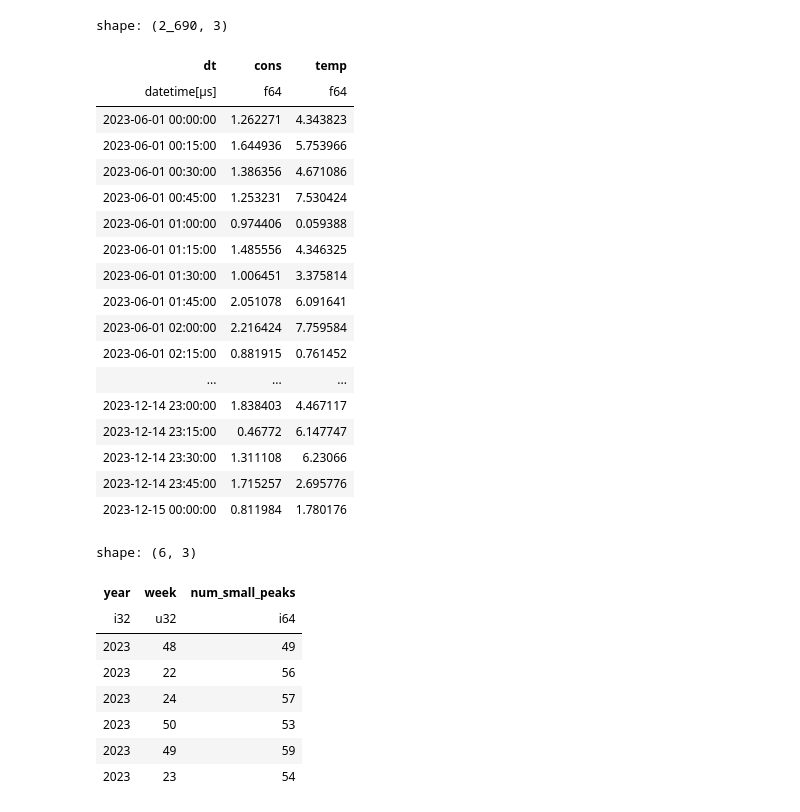
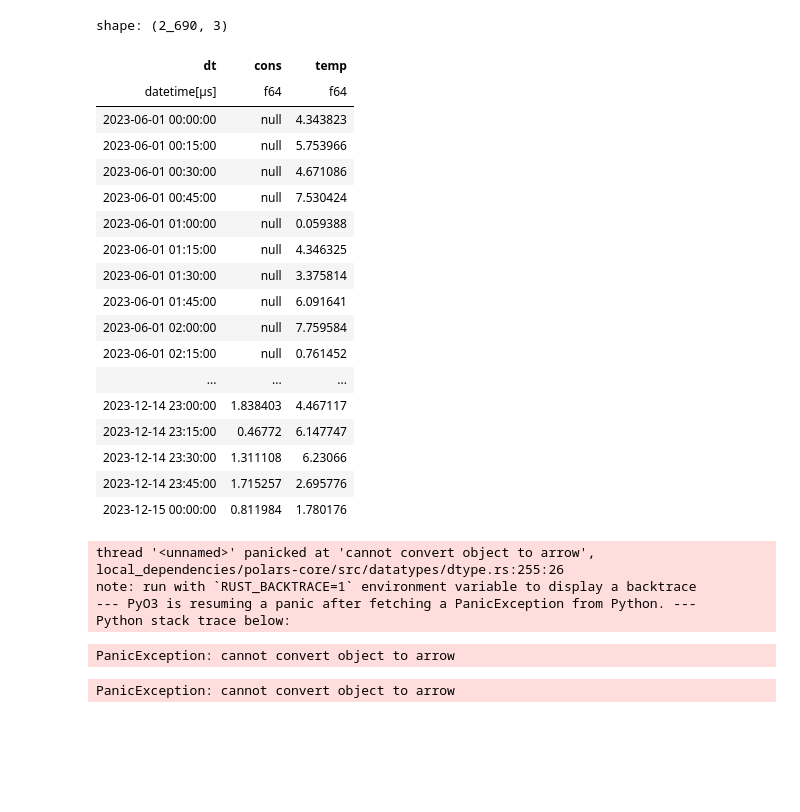
Before and after one commit to ujohn33/SMAP, a Jupyter notebook: notebooks/testing_loop.ipynb, the cells around one changed output. Drawn from its saved outputs; the diff is of its cells as text; code cells hidden in the pictures; blank space fills up the shorter version.

```diff
--- a/notebooks/testing_loop.ipynb
+++ b/notebooks/testing_loop.ipynb
@@ -40,42 +40,49 @@ def test_function(func, data):
         return result
     except Exception as e:
         print(f"Test failed for {func.__name__}: {e}")
-# %%
-# Generate test data
-test_data = generate_test_data()
-test_data
-# %% [output]
-shape: (2_690, 3)
-| dt | cons | temp |
-| datetime[μs] | f64 | f64 |
-| 2023-06-01 00:00:00 | 1.262271 | 4.343823 |
-| 2023-06-01 00:15:00 | 1.644936 | 5.753966 |
-| 2023-06-01 00:30:00 | 1.386356 | 4.671086 |
-| 2023-06-01 00:45:00 | 1.253231 | 7.530424 |
-| 2023-06-01 01:00:00 | 0.974406 | 0.059388 |
-| 2023-06-01 01:15:00 | 1.485556 | 4.346325 |
-| 2023-06-01 01:30:00 | 1.006451 | 3.375814 |
-| 2023-06-01 01:45:00 | 2.051078 | 6.091641 |
-| 2023-06-01 02:00:00 | 2.216424 | 7.759584 |
-| 2023-06-01 02:15:00 | 0.881915 | 0.761452 |
-| ... | ... | ... |
-| 2023-12-14 23:00:00 | 1.838403 | 4.467117 |
-| 2023-12-14 23:15:00 | 0.46772 | 6.147747 |
-| 2023-12-14 23:30:00 | 1.311108 | 6.23066 |
-| 2023-12-14 23:45:00 | 1.715257 | 2.695776 |
-| 2023-12-15 00:00:00 | 0.811984 | 1.780176 |
+# %%
+# Generate test data
+test_data = generate_test_data()
+# Create a sequence of row numbers
+row_numbers = pl.arange(0, test_data.height, eager=True)
+
+# Use `with_column` to modify the `cons` column conditionally
+test_data = test_data.with_columns(
+    pl.when(row_numbers < 20)  # Condition for the first 20 rows
+    .then(pl.lit(None))        # Replace with None (null in Polars)
+    .otherwise(pl.col("cons")) # Keep the original value for other rows
+    .alias("cons")             # Apply the changes to the `cons` column
+)
+test_data
+# %% [output]
+shape: (2_690, 3)
+| dt | cons | temp |
+| datetime[μs] | f64 | f64 |
+| 2023-06-01 00:00:00 | null | 4.343823 |
+| 2023-06-01 00:15:00 | null | 5.753966 |
+| 2023-06-01 00:30:00 | null | 4.671086 |
+| 2023-06-01 00:45:00 | null | 7.530424 |
+| 2023-06-01 01:00:00 | null | 0.059388 |
+| 2023-06-01 01:15:00 | null | 4.346325 |
+| 2023-06-01 01:30:00 | null | 3.375814 |
+| 2023-06-01 01:45:00 | null | 6.091641 |
+| 2023-06-01 02:00:00 | null | 7.759584 |
+| 2023-06-01 02:15:00 | null | 0.761452 |
+| ... | ... | ... |
+| 2023-12-14 23:00:00 | 1.838403 | 4.467117 |
+| 2023-12-14 23:15:00 | 0.46772 | 6.147747 |
+| 2023-12-14 23:30:00 | 1.311108 | 6.23066 |
+| 2023-12-14 23:45:00 | 1.715257 | 2.695776 |
+| 2023-12-15 00:00:00 | 0.811984 | 1.780176 |
 # %%
-smap.s_number_small_peaks(test_data)
+smap.calculate_peak_metrics(test_data)
 # %% [output]
-shape: (6, 3)
+thread '<unnamed>' panicked at 'cannot convert object to arrow', local_dependencies/polars-core/src/datatypes/dtype.rs:255:26
+note: run with `RUST_BACKTRACE=1` environment variable to display a backtrace
+--- PyO3 is resuming a panic after fetching a PanicException from Python. ---
+Python stack trace below:
-| year | week | num_small_peaks |
-| i32 | u32 | i64 |
-| 2023 | 48 | 49 |
-| 2023 | 22 | 56 |
-| 2023 | 24 | 57 |
-| 2023 | 50 | 53 |
-| 2023 | 49 | 59 |
-| 2023 | 23 | 54 |
+PanicException: cannot convert object to arrow
+PanicException: cannot convert object to arrow
 # %%
 smap_functions_list = [ "c_week", "s_max", "s_min", "c_morning", "c_noon",
     "c_afternoon", "c_evening", "c_night", "c_weekday", "c_var_weekday",
```
Also changed, not shown: parts of 2 cells of this notebook, 2 other files.
